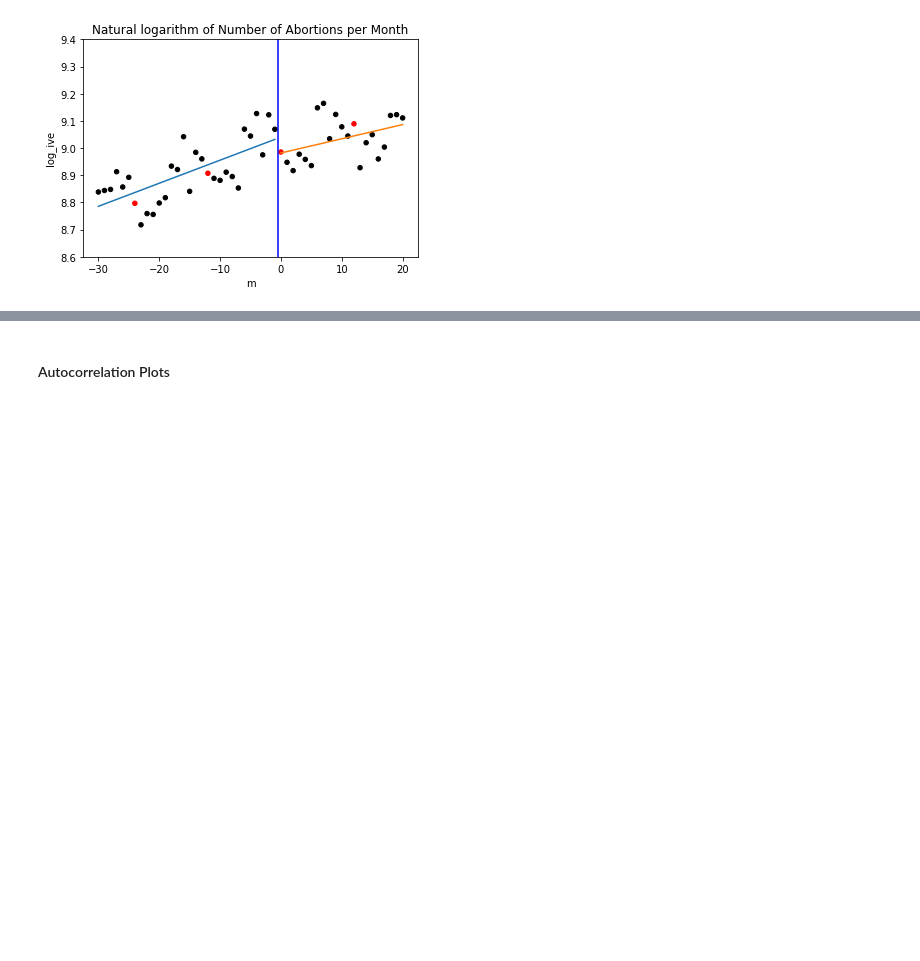
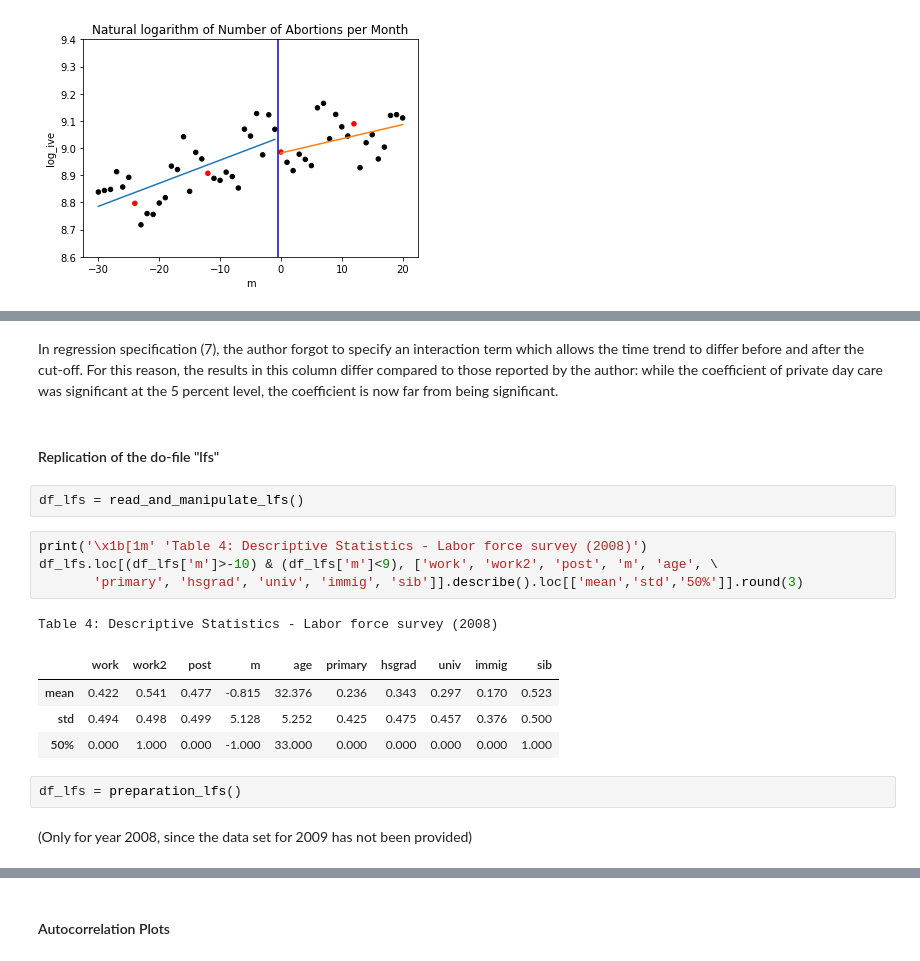
Before and after one commit to marclipfert/student-project-antonia-marc, a Jupyter notebook: student_project_Antonia_Marc.ipynb, the cells around one changed output, grey strips where cells are left out. Saved outputs shown, nothing was run; the diff lists cells and outputs as text; blank space fills up the shorter version.

```diff
--- a/student_project_Antonia_Marc.ipynb
+++ b/student_project_Antonia_Marc.ipynb
@@ -516,0 +671,20 @@ RDD_plot_abortions(dfa, a_reg_for_plot)
+# %% [markdown]
+In regression specification (7), the author forgot to specify an interaction term which allows the time trend to differ before and after the cut-off. For this reason, the results  in this column differ compared to those reported by the author: while the coefficient of private day care was significant at the 5 percent level, the coefficient is now far from being significant.
+# %% [markdown]
+#### Replication of the do-file "lfs"
+# %%
+df_lfs = read_and_manipulate_lfs()
+# %%
+print('\x1b[1m' 'Table 4: Descriptive Statistics - Labor force survey (2008)')
+df_lfs.loc[(df_lfs['m']>-10) & (df_lfs['m']<9), ['work', 'work2', 'post', 'm', 'age', \
+       'primary', 'hsgrad', 'univ', 'immig', 'sib']].describe().loc[['mean','std','50%']].round(3)
+# %% [output]
+Table 4: Descriptive Statistics - Labor force survey (2008)
+|  | work | work2 | post | m | age | primary | hsgrad | univ | immig | sib |
+| mean | 0.422 | 0.541 | 0.477 | -0.815 | 32.376 | 0.236 | 0.343 | 0.297 | 0.170 | 0.523 |
+| std | 0.494 | 0.498 | 0.499 | 5.128 | 5.252 | 0.425 | 0.475 | 0.457 | 0.376 | 0.500 |
+| 50% | 0.000 | 1.000 | 0.000 | -1.000 | 33.000 | 0.000 | 0.000 | 0.000 | 0.000 | 1.000 |
+# %%
+df_lfs = preparation_lfs()
+# %% [markdown]
+(Only for year 2008, since the data set for 2009 has not been provided)
```
Also changed, not shown: parts of 50 cells of this notebook, 1 other file.
